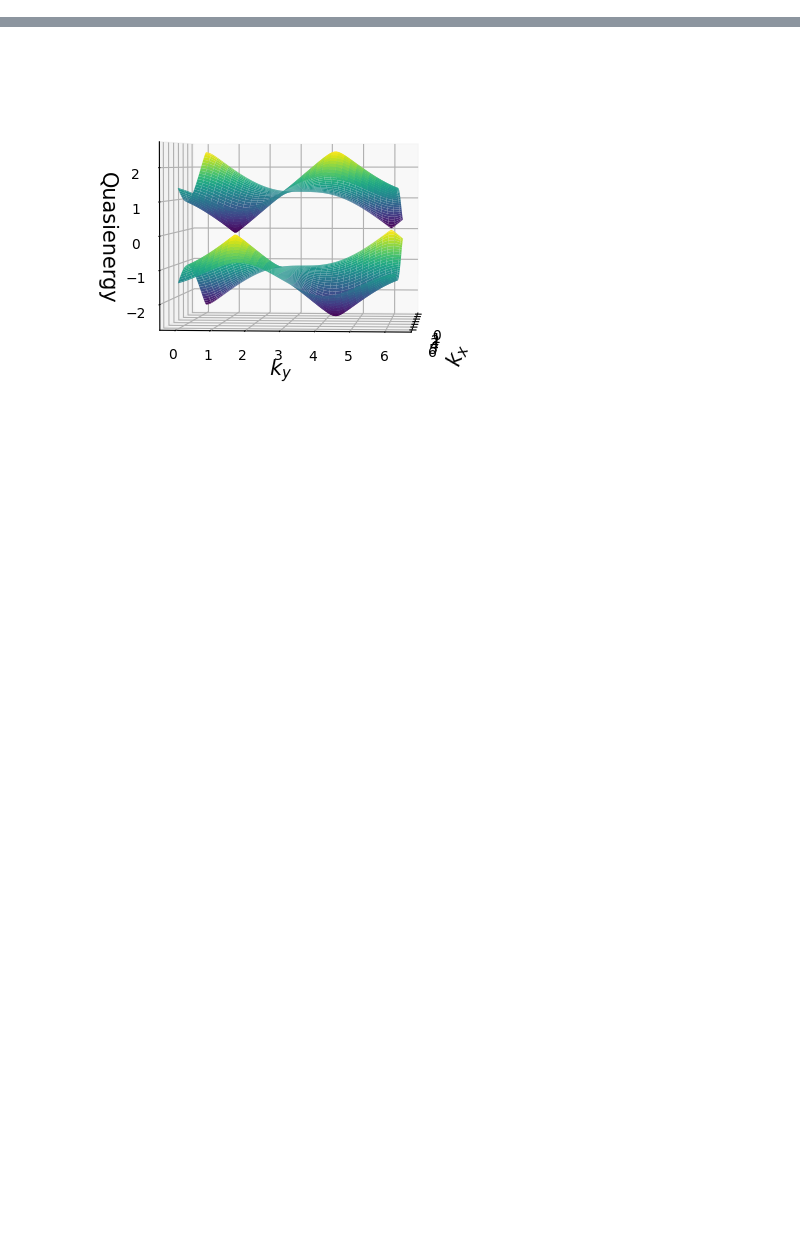
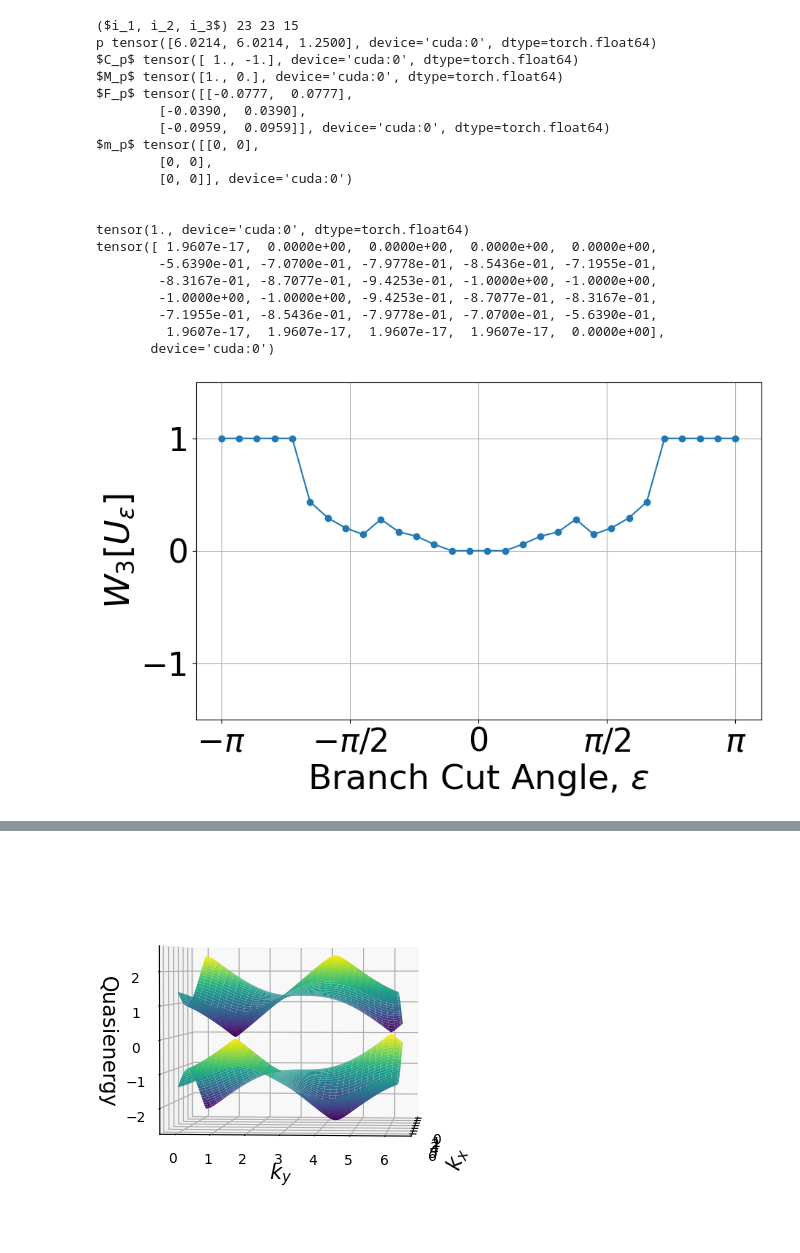
Before and after one commit to NGC2237-Clark/Topo_Loco_QCs, a Jupyter notebook: Floquet/AFAI_GPU_debugertbc.ipynb, the cells around one changed output, grey strips where cells are left out. Saved outputs shown, nothing was run; the diff lists cells and outputs as text; code cells hidden in the pictures; blank space fills up the shorter version.

```diff
--- a/Floquet/AFAI_GPU_debugertbc.ipynb
+++ b/Floquet/AFAI_GPU_debugertbc.ipynb
@@ -66,0 +67,24 @@ tensor([-1.0555e-16,  0.0000e+00,  0.0000e+00,  0.0000e+00,  0.0000e+00,
+# %%
+w2 = model_pest2.winding3(0, 24, 100, branch_cut_angles, plot=True)
+# %% [output]
+($i_1, i_2, i_3$) 23 23 15
+p tensor([6.0214, 6.0214, 1.2500], device='cuda:0', dtype=torch.float64)
+$C_p$ tensor([ 1., -1.], device='cuda:0', dtype=torch.float64)
+$M_p$ tensor([1., 0.], device='cuda:0', dtype=torch.float64)
+$F_p$ tensor([[-0.0777,  0.0777],
+        [-0.0390,  0.0390],
+        [-0.0959,  0.0959]], device='cuda:0', dtype=torch.float64)
+$m_p$ tensor([[0, 0],
+        [0, 0],
+        [0, 0]], device='cuda:0')
+
+
+tensor(1., device='cuda:0', dtype=torch.float64)
+tensor([ 1.9607e-17,  0.0000e+00,  0.0000e+00,  0.0000e+00,  0.0000e+00,
+        -5.6390e-01, -7.0700e-01, -7.9778e-01, -8.5436e-01, -7.1955e-01,
+        -8.3167e-01, -8.7077e-01, -9.4253e-01, -1.0000e+00, -1.0000e+00,
+        -1.0000e+00, -1.0000e+00, -9.4253e-01, -8.7077e-01, -8.3167e-01,
+        -7.1955e-01, -8.5436e-01, -7.9778e-01, -7.0700e-01, -5.6390e-01,
+         1.9607e-17,  1.9607e-17,  1.9607e-17,  1.9607e-17,  0.0000e+00],
+       device='cuda:0')
+[figure, added]
```
Also changed, not shown: parts of 10 cells of this notebook, 49 other files.
